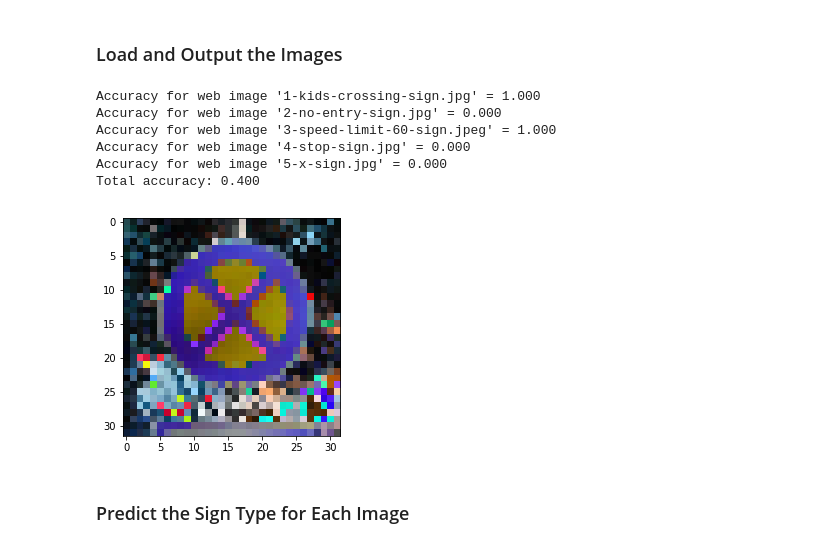
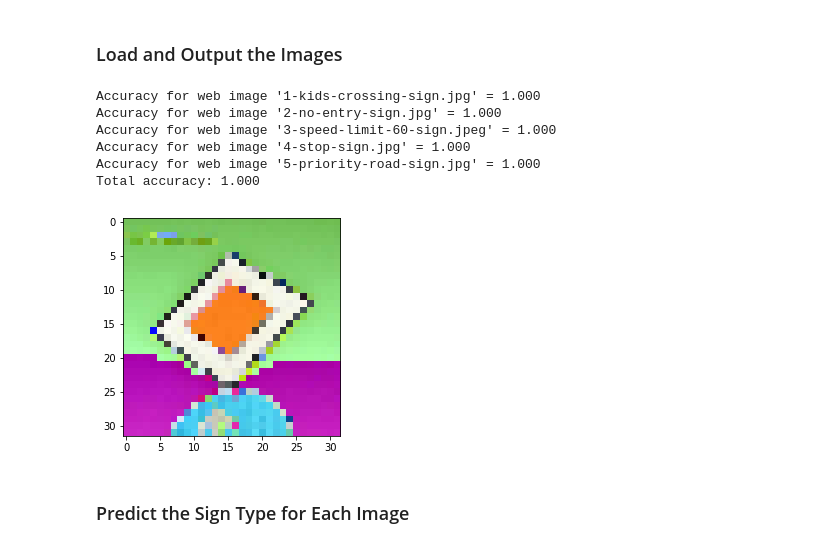
Before and after one commit to peterkinmond/CarND-Traffic-Sign-Classifier-Project, a Jupyter notebook: Traffic_Sign_Classifier.ipynb, the cells around one changed output. Saved outputs shown, nothing was run; the diff lists cells and outputs as text; code cells hidden in the pictures.

Commit message:
Use web images that work correctly with the classifier

```diff
--- a/Traffic_Sign_Classifier.ipynb
+++ b/Traffic_Sign_Classifier.ipynb
@@ -368,40 +368,42 @@ You may find `signnames.csv` useful as it contains mappings from the class id (i
 ### Feel free to use as many code cells as needed.
 
 import cv2
 images_folder = './images_from_web_cropped/'
-image_names = ['1-kids-crossing-sign.jpg', '2-no-entry-sign.jpg', '3-speed-limit-60-sign.jpeg', '4-stop-sign.jpg', '5-x-sign.jpg']
-image_labels = [28, 17, 3, 14, 15]
+image_names = ['1-kids-crossing-sign.jpg', '2-no-entry-sign.jpg', '3-speed-limit-60-sign.jpeg', '4-stop-sign.jpg', '5-priority-road-sign.jpg']
+image_labels = [28, 17, 3, 14, 12]
 
 correct_count, incorrect_count = 0,0
 
 with tf.Session() as sess:
     saver.restore(sess, saved_model_file)
 
     for i, image_name in enumerate(image_names):
         image = cv2.imread(images_folder + image_name)
         image = cv2.resize(image, (32, 32))
+        image = cv2.cvtColor(image, cv2.COLOR_BGR2RGB)
 
         # Pre-process image
         image = normalize(image)
 
         # Test accuracy of model on new image
         image_accuracy = evaluate([image], [image_labels[i]])
+
         if int(image_accuracy) == 1:
             correct_count += 1
         else:
             incorrect_count += 1
         print("Accuracy for web image '{}' = {:.3f}".format(image_name, image_accuracy))
         plt.imshow(image)
 
 print("Total accuracy: {:.3f}".format(correct_count / (correct_count+incorrect_count)))
 # %% [output]
 Accuracy for web image '1-kids-crossing-sign.jpg' = 1.000
-Accuracy for web image '2-no-entry-sign.jpg' = 0.000
+Accuracy for web image '2-no-entry-sign.jpg' = 1.000
 Accuracy for web image '3-speed-limit-60-sign.jpeg' = 1.000
-Accuracy for web image '4-stop-sign.jpg' = 0.000
-Accuracy for web image '5-x-sign.jpg' = 0.000
-Total accuracy: 0.400
+Accuracy for web image '4-stop-sign.jpg' = 1.000
+Accuracy for web image '5-priority-road-sign.jpg' = 1.000
+Total accuracy: 1.000
-[figure, old version]
+[figure, new version]
 # %% [markdown]
 ### Predict the Sign Type for Each Image
 # %%
```
Also changed, not shown: 6 other files.
